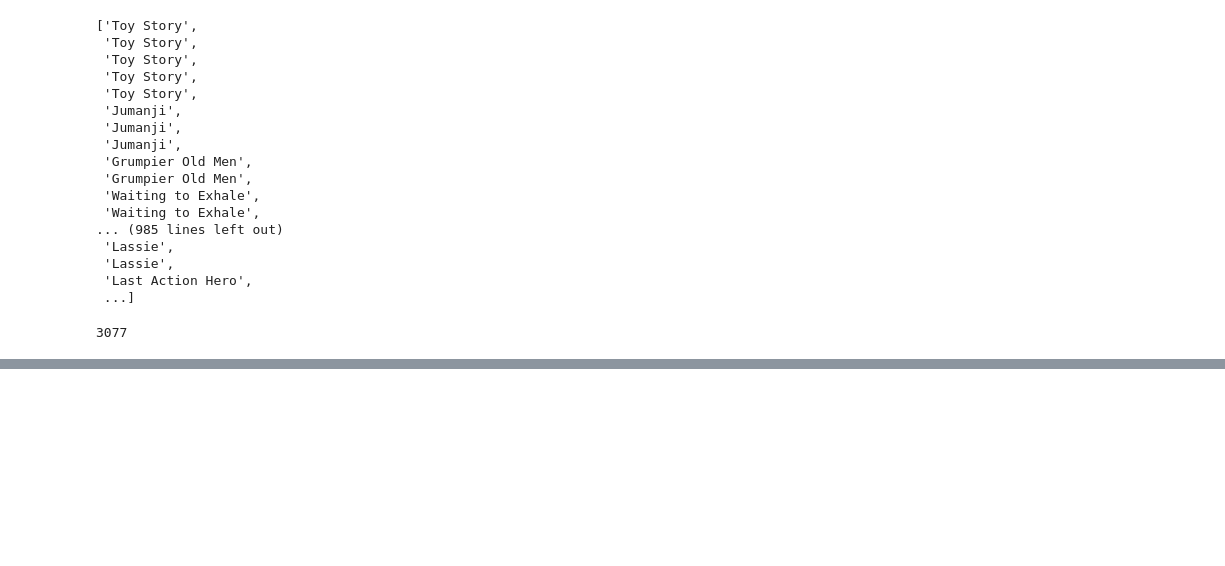
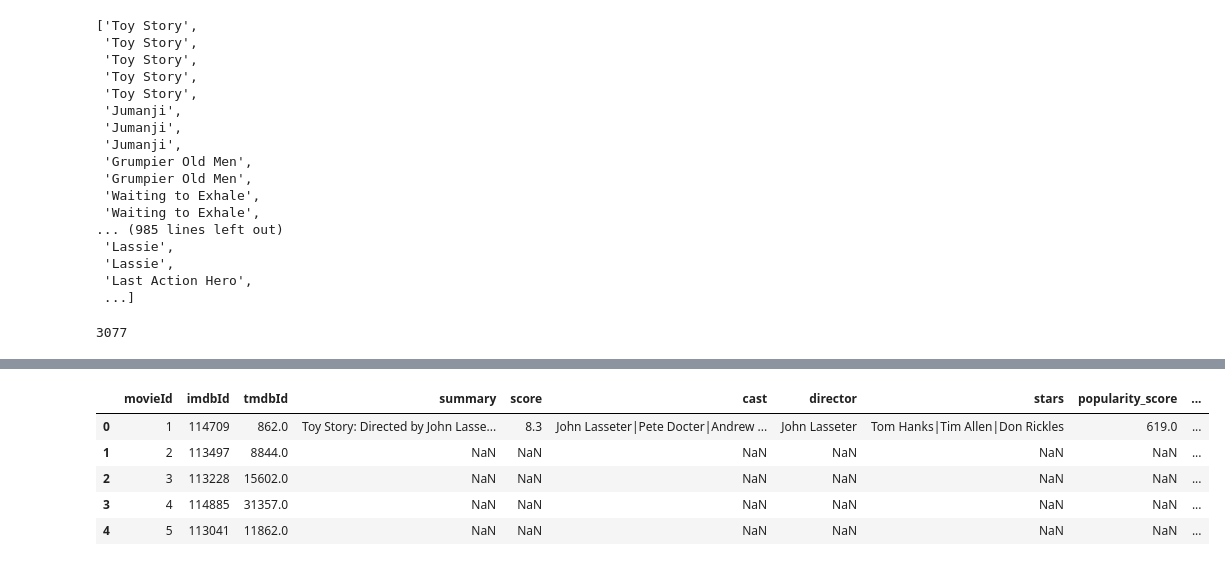
Before and after one commit to chirag-25/Movie-Recommendation-System, a Jupyter notebook: data_extraction.ipynb, the cells around one changed output, grey strips where cells are left out. Cells and saved outputs as stored; diff of their text form; code cells hidden in the pictures; blank space fills up the shorter version.

```diff
--- a/data_extraction.ipynb
+++ b/data_extraction.ipynb
@@ -159,0 +328,9 @@ print(stars)
+# %%
+movie_lens_movie_data_modified
+# %% [output]
+|  | movieId | imdbId | tmdbId | summary | score | cast | director | stars | popularity_score | ... |
+| 0 | 1 | 114709 | 862.0 | Toy Story: Directed by John Lasse... | 8.3 | John Lasseter|Pete Docter|Andrew ... | John Lasseter | Tom Hanks|Tim Allen|Don Rickles | 619.0 | ... |
+| 1 | 2 | 113497 | 8844.0 | NaN | NaN | NaN | NaN | NaN | NaN | ... |
+| 2 | 3 | 113228 | 15602.0 | NaN | NaN | NaN | NaN | NaN | NaN | ... |
+| 3 | 4 | 114885 | 31357.0 | NaN | NaN | NaN | NaN | NaN | NaN | ... |
+| 4 | 5 | 113041 | 11862.0 | NaN | NaN | NaN | NaN | NaN | NaN | ... |
```
Also changed, not shown: parts of 17 cells of this notebook, 1 other file.
